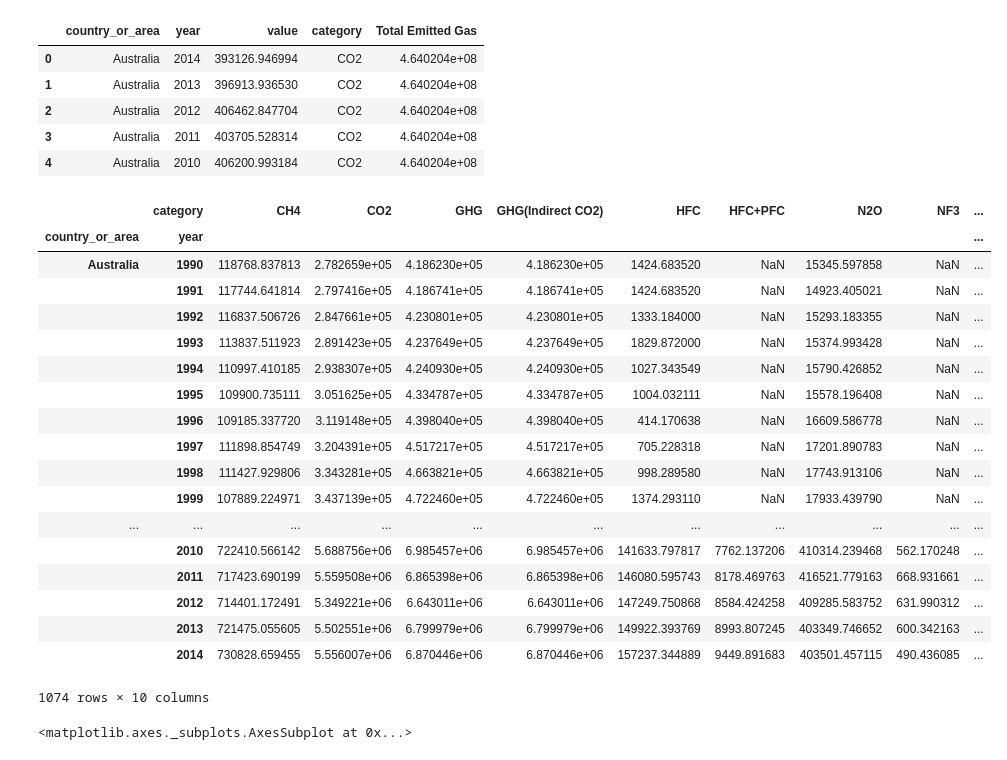
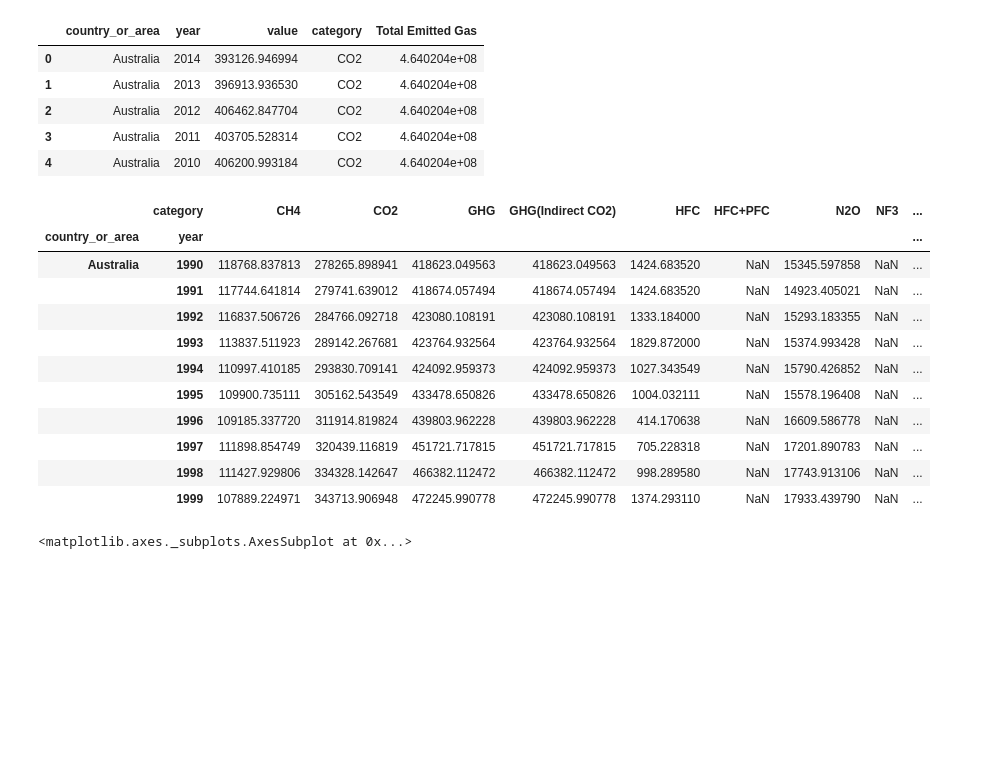
Before and after one commit to Wealthy-Waste/International-Greenhouse-Gas-Emissions, a Jupyter notebook: INTERNATIONAL GREENHOUSE GAS EMMISSION/1 - EMISSION ANALYSIS - 9TH MAY 2020.ipynb, the cells around one changed output. Drawn from its saved outputs; the diff is of its cells as text; code cells hidden in the pictures; blank space fills up the shorter version.

```diff
--- a/INTERNATIONAL GREENHOUSE GAS EMMISSION/1 - EMISSION ANALYSIS - 9TH MAY 2020.ipynb
+++ b/INTERNATIONAL GREENHOUSE GAS EMMISSION/1 - EMISSION ANALYSIS - 9TH MAY 2020.ipynb
@@ -251,27 +253,20 @@ Australia_data = replaced_emission[replaced_emission["country_or_area"]=="Austra
 # %%
 data_div = pd.pivot_table(replaced_emission,values="value",index = ["country_or_area", "year"],columns = ["category"])
 # %%
-data_div
+data_div.head(10)
 # %% [output]
 |  | category | CH4 | CO2 | GHG | GHG(Indirect CO2) | HFC | HFC+PFC | N2O | NF3 | ... |
 | country_or_area | year |  |  |  |  |  |  |  |  | ... |
-| Australia | 1990 | 118768.837813 | 2.782659e+05 | 4.186230e+05 | 4.186230e+05 | 1424.683520 | NaN | 15345.597858 | NaN | ... |
-|  | 1991 | 117744.641814 | 2.797416e+05 | 4.186741e+05 | 4.186741e+05 | 1424.683520 | NaN | 14923.405021 | NaN | ... |
-|  | 1992 | 116837.506726 | 2.847661e+05 | 4.230801e+05 | 4.230801e+05 | 1333.184000 | NaN | 15293.183355 | NaN | ... |
-|  | 1993 | 113837.511923 | 2.891423e+05 | 4.237649e+05 | 4.237649e+05 | 1829.872000 | NaN | 15374.993428 | NaN | ... |
-|  | 1994 | 110997.410185 | 2.938307e+05 | 4.240930e+05 | 4.240930e+05 | 1027.343549 | NaN | 15790.426852 | NaN | ... |
-|  | 1995 | 109900.735111 | 3.051625e+05 | 4.334787e+05 | 4.334787e+05 | 1004.032111 | NaN | 15578.196408 | NaN | ... |
-|  | 1996 | 109185.337720 | 3.119148e+05 | 4.398040e+05 | 4.398040e+05 | 414.170638 | NaN | 16609.586778 | NaN | ... |
-|  | 1997 | 111898.854749 | 3.204391e+05 | 4.517217e+05 | 4.517217e+05 | 705.228318 | NaN | 17201.890783 | NaN | ... |
-|  | 1998 | 111427.929806 | 3.343281e+05 | 4.663821e+05 | 4.663821e+05 | 998.289580 | NaN | 17743.913106 | NaN | ... |
-|  | 1999 | 107889.224971 | 3.437139e+05 | 4.722460e+05 | 4.722460e+05 | 1374.293110 | NaN | 17933.439790 | NaN | ... |
-| ... | ... | ... | ... | ... | ... | ... | ... | ... | ... | ... |
-|  | 2010 | 722410.566142 | 5.688756e+06 | 6.985457e+06 | 6.985457e+06 | 141633.797817 | 7762.137206 | 410314.239468 | 562.170248 | ... |
-|  | 2011 | 717423.690199 | 5.559508e+06 | 6.865398e+06 | 6.865398e+06 | 146080.595743 | 8178.469763 | 416521.779163 | 668.931661 | ... |
-|  | 2012 | 714401.172491 | 5.349221e+06 | 6.643011e+06 | 6.643011e+06 | 147249.750868 | 8584.424258 | 409285.583752 | 631.990312 | ... |
-|  | 2013 | 721475.055605 | 5.502551e+06 | 6.799979e+06 | 6.799979e+06 | 149922.393769 | 8993.807245 | 403349.746652 | 600.342163 | ... |
-|  | 2014 | 730828.659455 | 5.556007e+06 | 6.870446e+06 | 6.870446e+06 | 157237.344889 | 9449.891683 | 403501.457115 | 490.436085 | ... |
+| Australia | 1990 | 118768.837813 | 278265.898941 | 418623.049563 | 418623.049563 | 1424.683520 | NaN | 15345.597858 | NaN | ... |
+|  | 1991 | 117744.641814 | 279741.639012 | 418674.057494 | 418674.057494 | 1424.683520 | NaN | 14923.405021 | NaN | ... |
+|  | 1992 | 116837.506726 | 284766.092718 | 423080.108191 | 423080.108191 | 1333.184000 | NaN | 15293.183355 | NaN | ... |
+|  | 1993 | 113837.511923 | 289142.267681 | 423764.932564 | 423764.932564 | 1829.872000 | NaN | 15374.993428 | NaN | ... |
+|  | 1994 | 110997.410185 | 293830.709141 | 424092.959373 | 424092.959373 | 1027.343549 | NaN | 15790.426852 | NaN | ... |
+|  | 1995 | 109900.735111 | 305162.543549 | 433478.650826 | 433478.650826 | 1004.032111 | NaN | 15578.196408 | NaN | ... |
+|  | 1996 | 109185.337720 | 311914.819824 | 439803.962228 | 439803.962228 | 414.170638 | NaN | 16609.586778 | NaN | ... |
+|  | 1997 | 111898.854749 | 320439.116819 | 451721.717815 | 451721.717815 | 705.228318 | NaN | 17201.890783 | NaN | ... |
+|  | 1998 | 111427.929806 | 334328.142647 | 466382.112472 | 466382.112472 | 998.289580 | NaN | 17743.913106 | NaN | ... |
+|  | 1999 | 107889.224971 | 343713.906948 | 472245.990778 | 472245.990778 | 1374.293110 | NaN | 17933.439790 | NaN | ... |
-1074 rows × 10 columns
 # %%
 data_div.plot()
 # %% [output]
```
Also changed, not shown: parts of 28 cells of this notebook.
